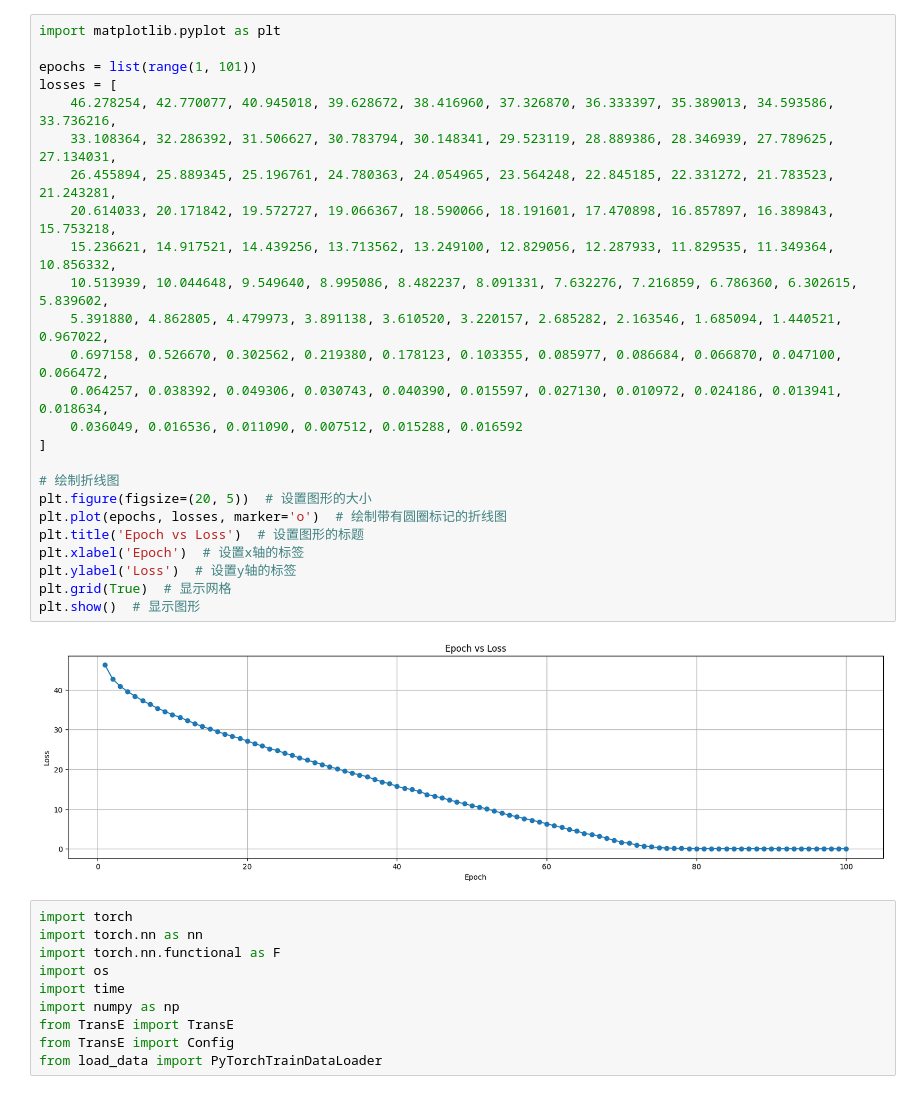
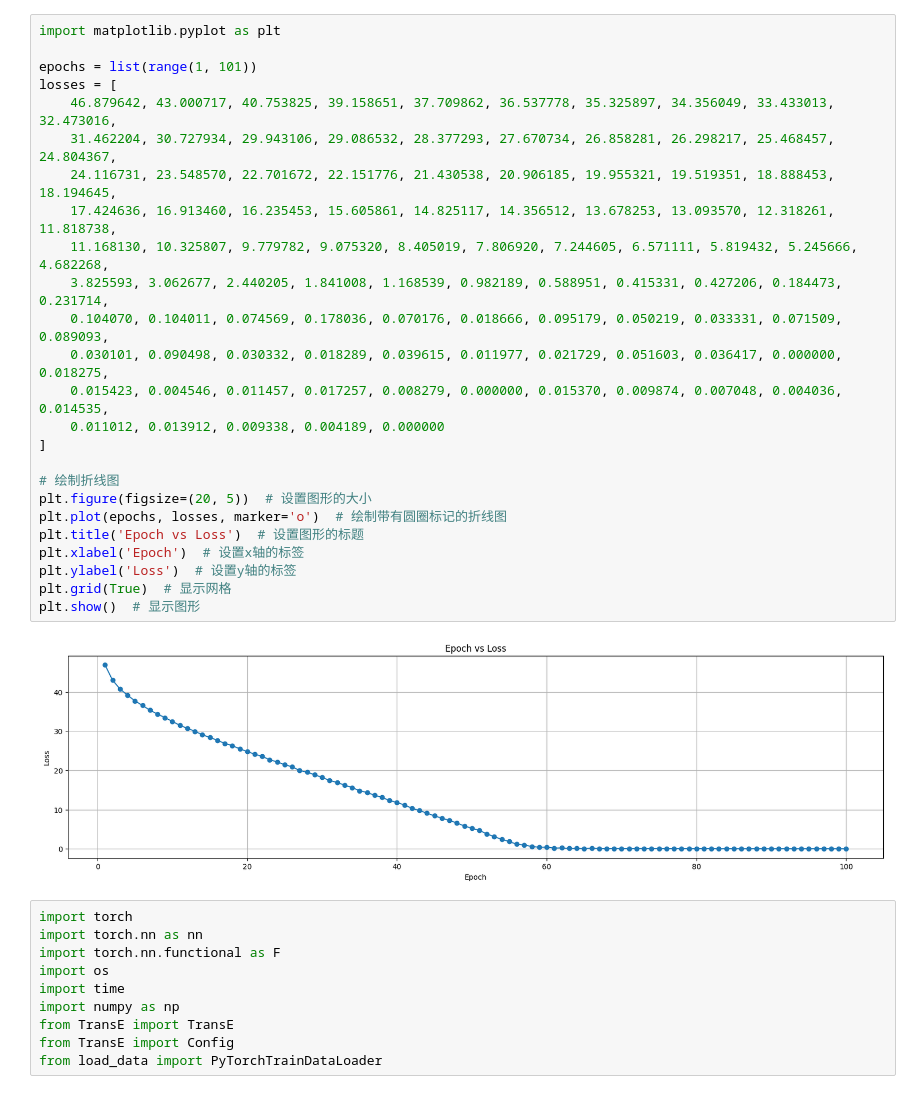
Before and after one commit to JaegerZhao/Natural-language-processing, a Jupyter notebook: 1 Word2VecTransE/TransE/TransE.ipynb, the cells around one changed output. Saved outputs shown, nothing was run; the diff lists cells and outputs as text.

```diff
--- a/1 Word2VecTransE/TransE/TransE.ipynb
+++ b/1 Word2VecTransE/TransE/TransE.ipynb
@@ -21,30 +22,30 @@ Finish Training
 # %%
 import matplotlib.pyplot as plt
 
 epochs = list(range(1, 101))
 losses = [
-    46.278254, 42.770077, 40.945018, 39.628672, 38.416960, 37.326870, 36.333397, 35.389013, 34.593586, 33.736216,
-    33.108364, 32.286392, 31.506627, 30.783794, 30.148341, 29.523119, 28.889386, 28.346939, 27.789625, 27.134031,
-    26.455894, 25.889345, 25.196761, 24.780363, 24.054965, 23.564248, 22.845185, 22.331272, 21.783523, 21.243281,
-    20.614033, 20.171842, 19.572727, 19.066367, 18.590066, 18.191601, 17.470898, 16.857897, 16.389843, 15.753218,
-    15.236621, 14.917521, 14.439256, 13.713562, 13.249100, 12.829056, 12.287933, 11.829535, 11.349364, 10.856332,
-    10.513939, 10.044648, 9.549640, 8.995086, 8.482237, 8.091331, 7.632276, 7.216859, 6.786360, 6.302615, 5.839602,
-    5.391880, 4.862805, 4.479973, 3.891138, 3.610520, 3.220157, 2.685282, 2.163546, 1.685094, 1.440521, 0.967022,
-    0.697158, 0.526670, 0.302562, 0.219380, 0.178123, 0.103355, 0.085977, 0.086684, 0.066870, 0.047100, 0.066472,
-    0.064257, 0.038392, 0.049306, 0.030743, 0.040390, 0.015597, 0.027130, 0.010972, 0.024186, 0.013941, 0.018634,
-    0.036049, 0.016536, 0.011090, 0.007512, 0.015288, 0.016592
+    46.879642, 43.000717, 40.753825, 39.158651, 37.709862, 36.537778, 35.325897, 34.356049, 33.433013, 32.473016,
+    31.462204, 30.727934, 29.943106, 29.086532, 28.377293, 27.670734, 26.858281, 26.298217, 25.468457, 24.804367,
+    24.116731, 23.548570, 22.701672, 22.151776, 21.430538, 20.906185, 19.955321, 19.519351, 18.888453, 18.194645,
+    17.424636, 16.913460, 16.235453, 15.605861, 14.825117, 14.356512, 13.678253, 13.093570, 12.318261, 11.818738,
+    11.168130, 10.325807, 9.779782, 9.075320, 8.405019, 7.806920, 7.244605, 6.571111, 5.819432, 5.245666, 4.682268,
+    3.825593, 3.062677, 2.440205, 1.841008, 1.168539, 0.982189, 0.588951, 0.415331, 0.427206, 0.184473, 0.231714,
+    0.104070, 0.104011, 0.074569, 0.178036, 0.070176, 0.018666, 0.095179, 0.050219, 0.033331, 0.071509, 0.089093,
+    0.030101, 0.090498, 0.030332, 0.018289, 0.039615, 0.011977, 0.021729, 0.051603, 0.036417, 0.000000, 0.018275,
+    0.015423, 0.004546, 0.011457, 0.017257, 0.008279, 0.000000, 0.015370, 0.009874, 0.007048, 0.004036, 0.014535,
+    0.011012, 0.013912, 0.009338, 0.004189, 0.000000
 ]
 
 # 绘制折线图
 plt.figure(figsize=(20, 5))  # 设置图形的大小
 plt.plot(epochs, losses, marker='o')  # 绘制带有圆圈标记的折线图
 plt.title('Epoch vs Loss')  # 设置图形的标题
 plt.xlabel('Epoch')  # 设置x轴的标签
 plt.ylabel('Loss')  # 设置y轴的标签
 plt.grid(True)  # 显示网格
 plt.show()  # 显示图形
 # %% [output]
-[figure, old version]
+[figure, new version]
 # %%
 import torch
 import torch.nn as nn
```
Also changed, not shown: parts of 12 cells of this notebook, 10 other files.
